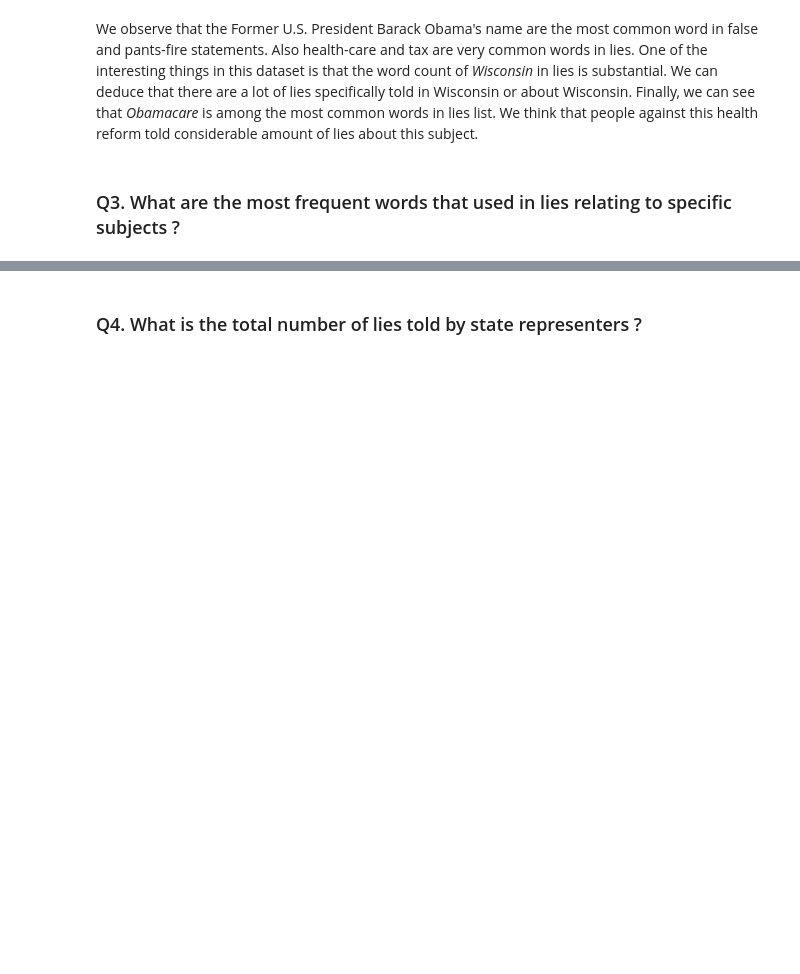
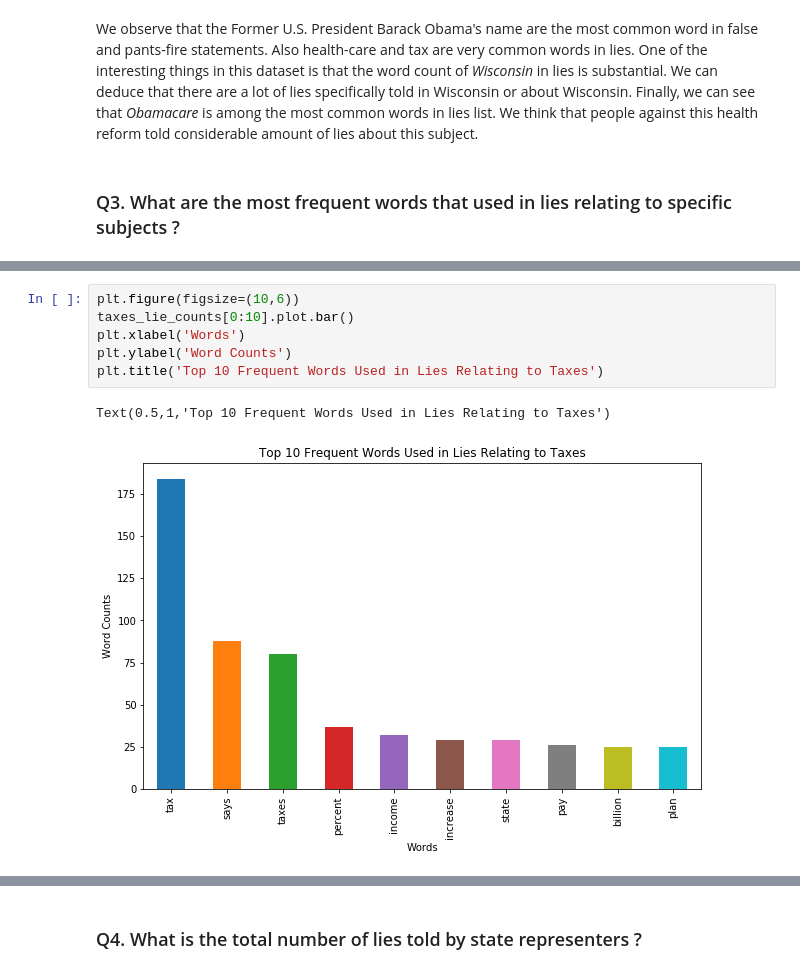
Before and after one commit to canaltinigne/ada-18-project, a Jupyter notebook: Milestone_2.ipynb, the cells around one changed output, grey strips where cells are left out. Cells and saved outputs as stored; diff of their text form; blank space fills up the shorter version.

```diff
--- a/Milestone_2.ipynb
+++ b/Milestone_2.ipynb
@@ -482,0 +560,9 @@ We observe that the Former U.S. President Barack Obama's name are the most commo
+# %%
+plt.figure(figsize=(10,6))
+taxes_lie_counts[0:10].plot.bar()
+plt.xlabel('Words')
+plt.ylabel('Word Counts')
+plt.title('Top 10 Frequent Words Used in Lies Relating to Taxes')
+# %% [output]
+Text(0.5,1,'Top 10 Frequent Words Used in Lies Relating to Taxes')
+[figure, added]
```
Also changed, not shown: parts of 30 cells of this notebook, 2 other files.
